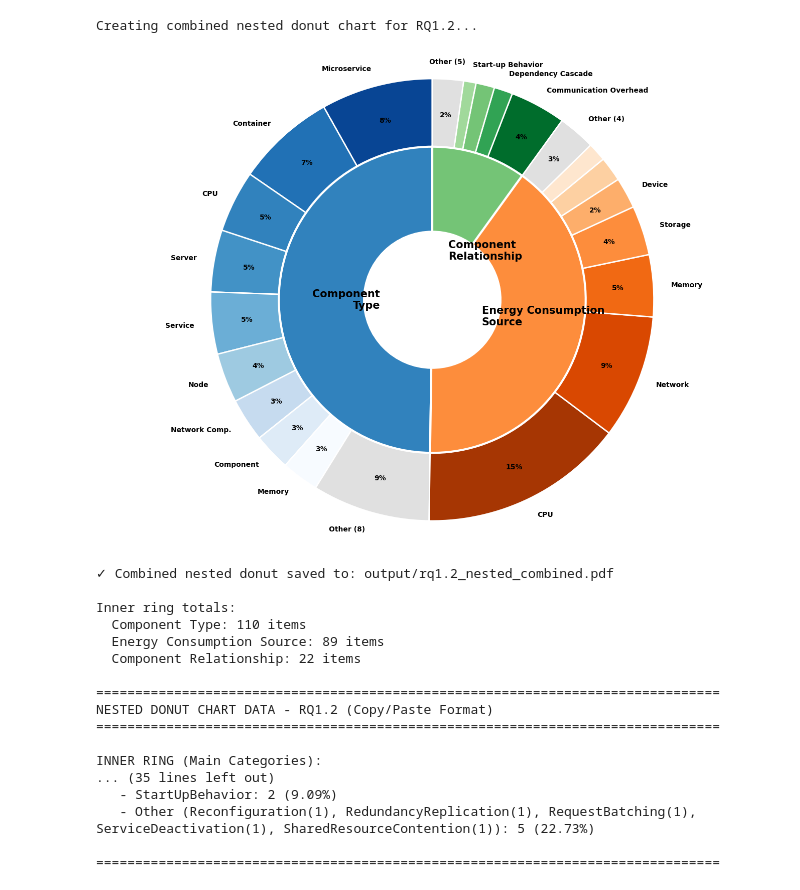
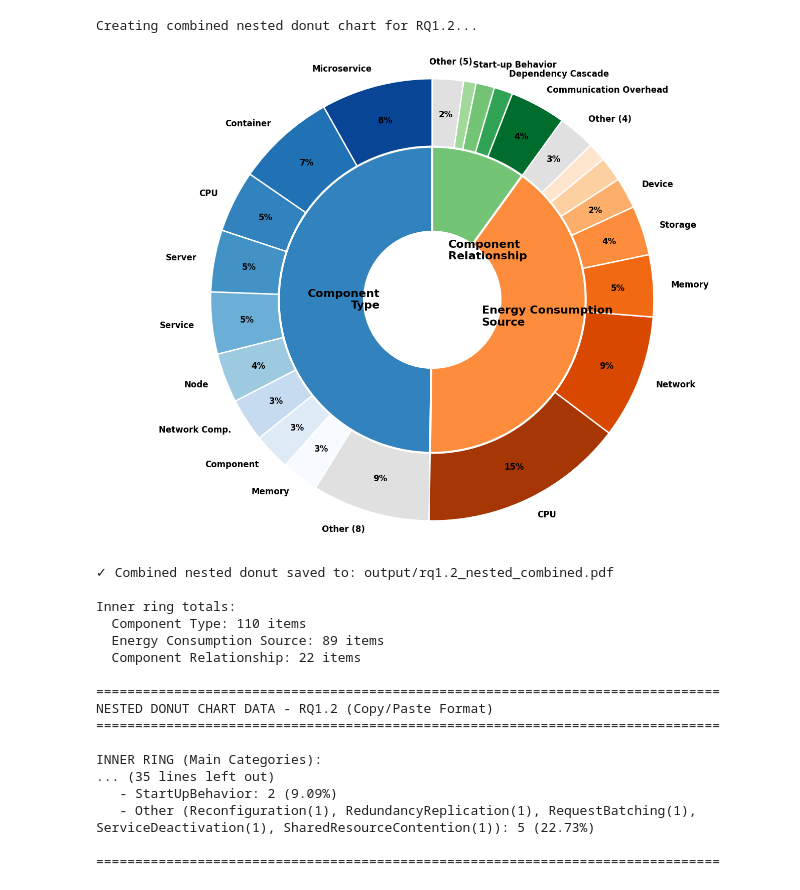
Before and after one commit to eoanodea/slr, a Jupyter notebook: 6-data-visualisation/rq1/rq1.2.genearte.ipynb, the cells around one changed output. Cells and saved outputs as stored; diff of their text form; code cells hidden in the pictures.

```diff
--- a/6-data-visualisation/rq1/rq1.2.genearte.ipynb
+++ b/6-data-visualisation/rq1/rq1.2.genearte.ipynb
@@ -82,7 +82,7 @@ wedges_outer, texts_outer, autotexts_outer = ax.pie(
     radius=1.3,
     colors=outer_colors,
     wedgeprops={'width': 0.4, 'edgecolor': 'white', 'linewidth': 2},
-    textprops={'fontsize': 10, 'fontweight': 'bold', 'color': 'black', 'wrap': False},
+    textprops={'fontsize': 12, 'fontweight': 'bold', 'color': 'black', 'wrap': False},
     pctdistance=0.84,
     labeldistance=1.08,
     startangle=90
@@ -95,7 +95,7 @@ wedges_inner, texts_inner = ax.pie(
     radius=0.9,
     colors=inner_colors,
     wedgeprops={'width': 0.5, 'edgecolor': 'white', 'linewidth': 3},
-    textprops={'fontsize': 15, 'fontweight': 'bold', 'color': 'black', 'wrap': True},
+    textprops={'fontsize': 16, 'fontweight': 'bold', 'color': 'black', 'wrap': True},
     labeldistance=0.34,
     startangle=90
 )
@@ -156,34 +156,34 @@ ct_labels = [
     'Other (Device(4), Pod(4), Gateway(3), Orchestrator(2), Storage(2), VirtualMachine(2), LoadBalancer(1), MonitoringComponent(1))'
  ]
 ct_sizes = [18, 16, 10, 10, 10, 8, 7, 6, 6, 19]
 for label, size in zip(ct_labels, ct_sizes):
     pct = (size / 110) * 100
     print(f"   - {label}: {size} ({pct:.2f}%)")
 
 print("\n2. ENERGY CONSUMPTION SOURCE (89 items total - Items ≥3 + Other):")
 ecs_labels = [
     'CPU', 'Network', 'Memory', 'Storage', 'Device', 'Server', 'Computation',
     'Other (IdlePower(2), PowerSupply(2), FPGA(1), MaxPower(1))'
  ]
 ecs_sizes = [33, 20, 10, 8, 5, 4, 3, 6]
 for label, size in zip(ecs_labels, ecs_sizes):
     pct = (size / 89) * 100
     print(f"   - {label}: {size} ({pct:.2f}%)")
 
 print("\n3. COMPONENT RELATIONSHIP (22 items total - Items ≥2 + Other):")
 cr_labels = [
     'CommunicationOverhead', 'DependencyCascade', 'PlacementDependency', 'StartUpBehavior',
     'Other (Reconfiguration(1), RedundancyReplication(1), RequestBatching(1), ServiceDeactivation(1), SharedResourceContention(1))'
  ]
 cr_sizes = [9, 3, 3, 2, 5]
 for label, size in zip(cr_labels, cr_sizes):
     pct = (size / 22) * 100
     print(f"   - {label}: {size} ({pct:.2f}%)")
 
 print("\n" + "=" * 80)
 # %% [output]
 Creating combined nested donut chart for RQ1.2...
-[figure, old version]
+[figure, new version]
 ✓ Combined nested donut saved to: output/rq1.2_nested_combined.pdf
 
 Inner ring totals:
```
Also changed, not shown: 11 other files.
